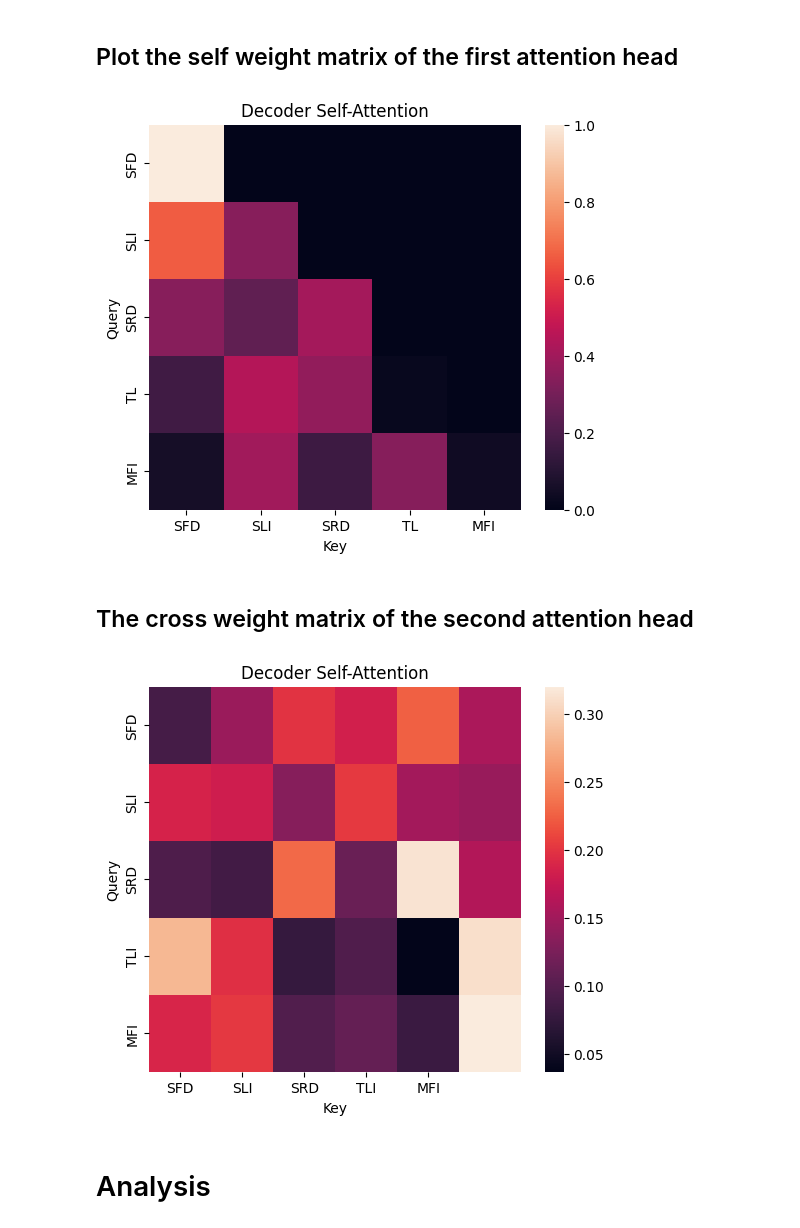
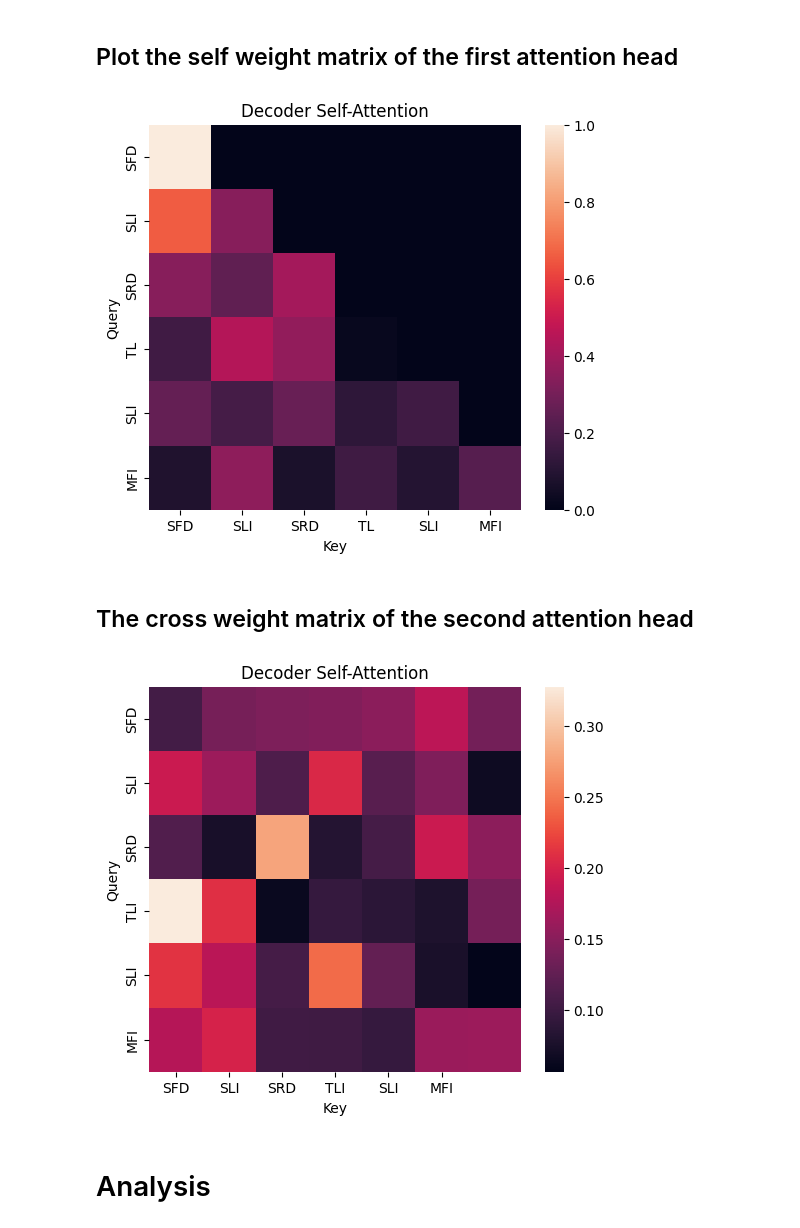
Before and after one commit to PetiteIA/AIRIS_Public, a Jupyter notebook: doc/IM_Tutorial_04.ipynb, the cells around one changed output. Cells and saved outputs as stored; diff of their text form; code cells hidden in the pictures.

```diff
--- a/doc/IM_Tutorial_04.ipynb
+++ b/doc/IM_Tutorial_04.ipynb
@@ -402,6 +440,9 @@ src_ids = [5, 9, 10, 12, 2, EOS_TOKEN]
 
 # ⟨sniff-front,decrease⟩  ⟨sniff-left,decrease⟩ ⟨sniff-front,decrease⟩ ⟨turn-ritht,increase⟩	⟨forward,increase⟩
 # src_ids = [5, 7, 5, 14, 2, EOS_TOKEN]
+
+# ⟨sniff-front,decrease⟩  ⟨sniff-left,increase⟩ ⟨turn-ritht,increase⟩	⟨sniff-left,decrease⟩  ⟨forward,increase⟩
+src_ids = [5, 9, 10, 12, 9, 2, EOS_TOKEN]
 # %%
 src = torch.tensor([src_ids], dtype=torch.long).to(DEVICE)  # (batch=1, seq_len)
 tgt_in_ids = src_ids[:-1]
@@ -461,27 +499,26 @@ plt.ylabel("Query")
 plt.savefig("self0.svg", dpi=300, bbox_inches="tight")
 plt.show()
 # %% [output]
-[figure, old version]
+[figure, new version]
 # %% [markdown]
 ## The cross weight matrix of the second attention head
 # %%
 
 attn_map = model.attn_maps[1]["cross"][0]
 
 token_labels = df['short'].tolist()
 
 tokens = [token_labels[i] for i in tgt_in[0]]
 
 plt.figure(figsize=(6, 5))
 sns.heatmap(attn_map, xticklabels=tokens, yticklabels=tokens)
 plt.title("Decoder Self-Attention")
 plt.xlabel("Key")
 plt.ylabel("Query")
-bbox = Bbox.from_bounds(-2, -2, 10, 10)
-plt.savefig("test.png", dpi=300, bbox_inches=bbox)
+plt.savefig("cross1.svg", dpi=300, bbox_inches="tight")
 plt.show()
 # %% [output]
-[figure, old version]
+[figure, new version]
 # %% [markdown]
 # Analysis
 # %% [markdown]
```
Also changed, not shown: parts of 7 cells of this notebook, 1 other file.
